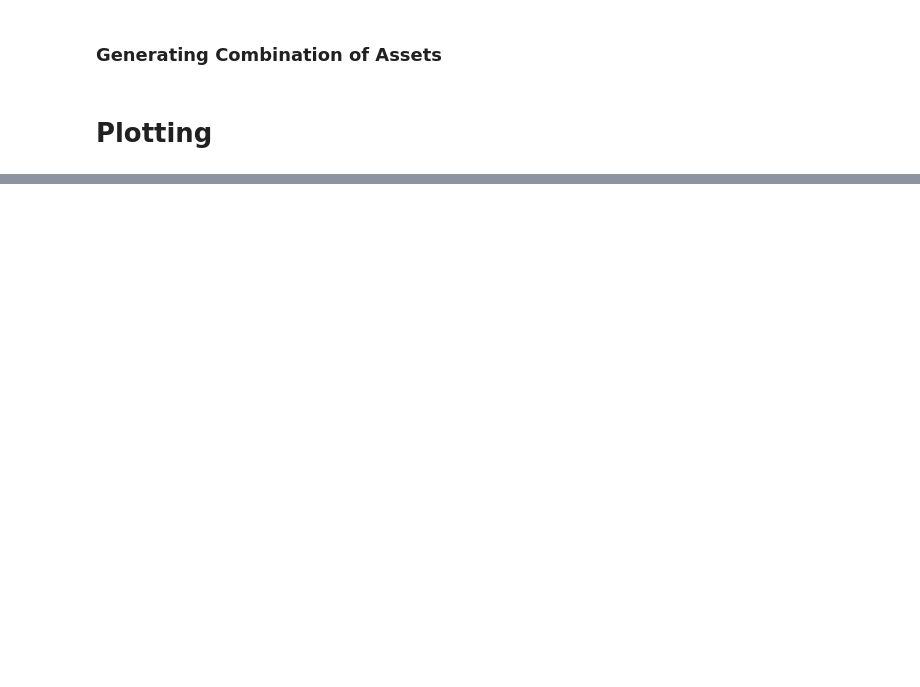
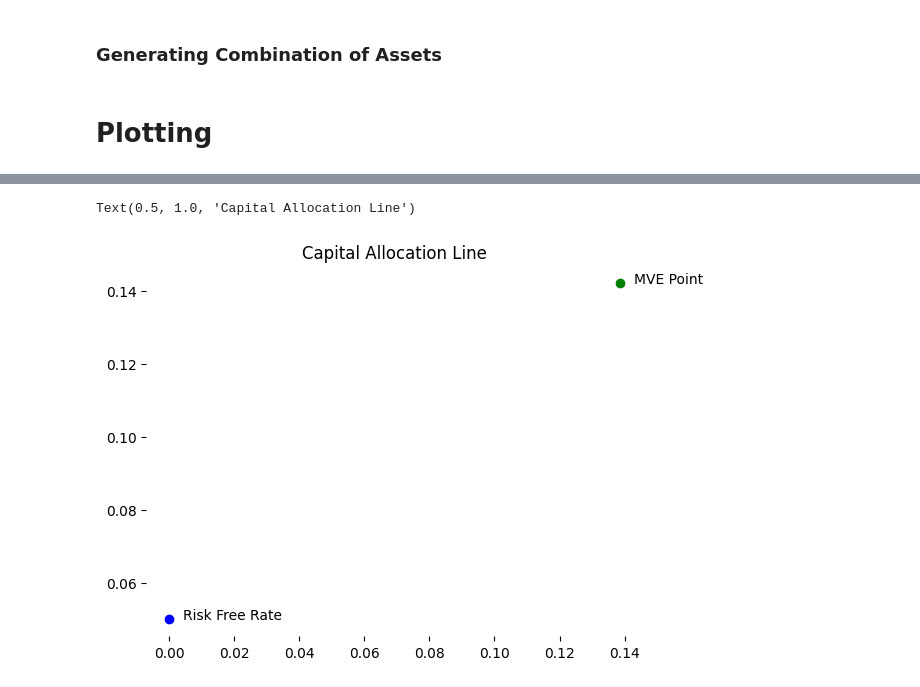
Before and after one commit to xizoo/Portfolio-Visualizer, a Jupyter notebook: resources/multi_asset_portfolio.ipynb, the cells around one changed output, grey strips where cells are left out. Saved outputs shown, nothing was run; the diff lists cells and outputs as text; code cells hidden in the pictures; blank space fills up the shorter version.

Commit message:
updated a lil bit with capital allocation

```diff
--- a/resources/multi_asset_portfolio.ipynb
+++ b/resources/multi_asset_portfolio.ipynb
@@ -270,0 +235,36 @@ plt.pie(ratios,labels=assetlist , autopct='%.0f%%')
+# %%
+# Plotting CAL Line
+fig,ax= plt.subplots()
+#Plotting MVE Point
+ax.plot(mve_stdev,mve_mean,"go")
+plt.annotate(text=f"MVE Point",
+             xy=(mve_stdev,mve_mean),
+             textcoords="offset points",
+             xytext=(10,0),
+             ha="left")
+
+#Plotting CAL Line
+# ax.plot(capital_allocation_stdev_list,capital_allocation_return_list,label="Capital Allocation Line")
+
+# Annotating the Risk Free Rate
+ax.plot(0,asset_risk_free,"bo")
+plt.annotate(text=f"Risk Free Rate",
+             xy=(0,asset_risk_free),
+             textcoords="offset points",
+             xytext=(10,0),
+             ha="left")
+
+
+
+# Plotting Capital Allocation line
+
+
+# Formatting the Graph
+ax.spines['top'].set_visible(False)
+ax.spines['bottom'].set_visible(False)
+ax.spines['left'].set_visible(False)
+ax.spines['right'].set_visible(False)
+plt.title(label="Capital Allocation Line")
+# %% [output]
+Text(0.5, 1.0, 'Capital Allocation Line')
+[figure, added]
```
Also changed, not shown: parts of 14 cells of this notebook, 1 other file.
